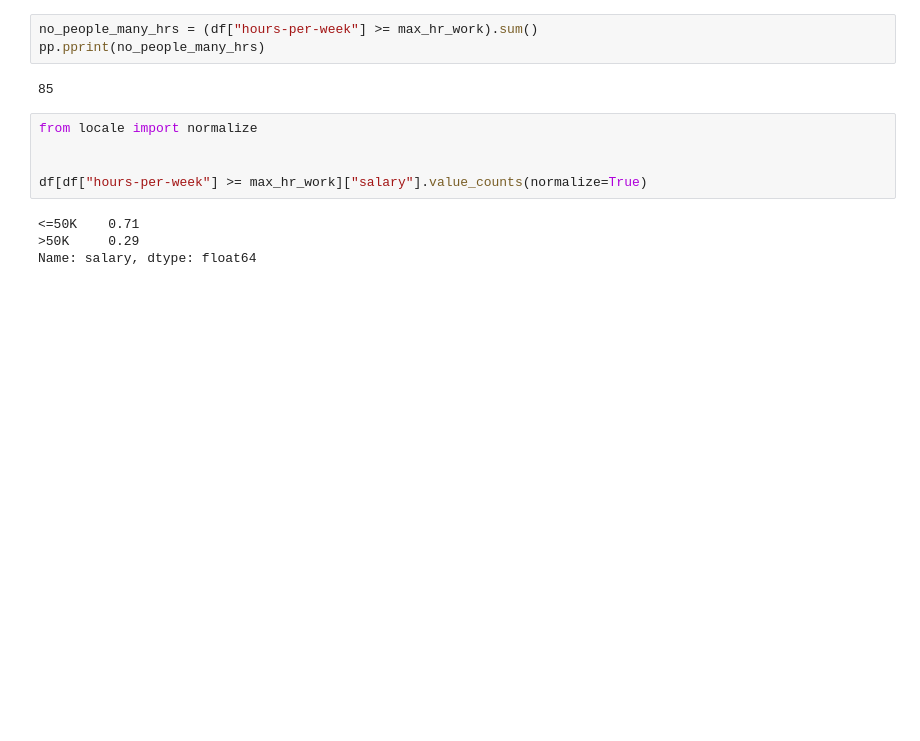
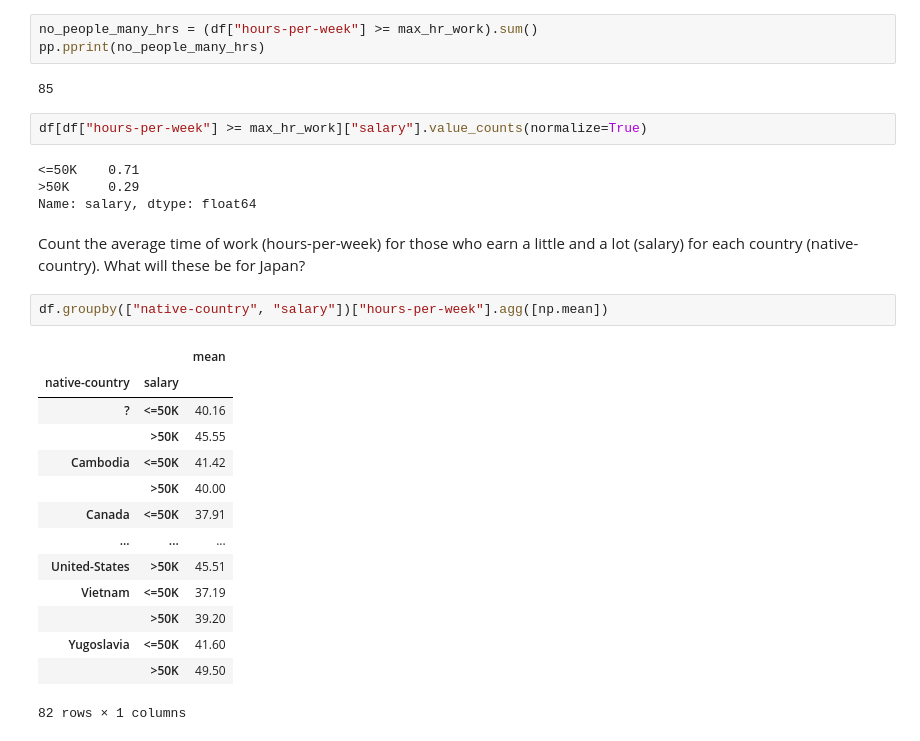
Before and after one commit to Rahul-YYC/data-science-machine-learning, a Jupyter notebook: DS-CensusIncome/census_income_analysis.ipynb, the cells around one changed output. Saved outputs shown, nothing was run; the diff lists cells and outputs as text; blank space fills up the shorter version.

```diff
--- a/DS-CensusIncome/census_income_analysis.ipynb
+++ b/DS-CensusIncome/census_income_analysis.ipynb
@@ -200,11 +200,27 @@ pp.pprint(no_people_many_hrs)
 # %% [output]
 85
 # %%
-from locale import normalize
-
-
 df[df["hours-per-week"] >= max_hr_work]["salary"].value_counts(normalize=True)
 # %% [output]
 <=50K    0.71
 >50K     0.29
 Name: salary, dtype: float64
+# %% [markdown]
+Count the average time of work (hours-per-week) for those who earn a little and a lot (salary) for each country (native-country). What will these be for Japan?
+# %%
+df.groupby(["native-country", "salary"])["hours-per-week"].agg([np.mean])
+# %% [output]
+|  |  | mean |
+| native-country | salary |  |
+| ? | <=50K | 40.16 |
+|  | >50K | 45.55 |
+| Cambodia | <=50K | 41.42 |
+|  | >50K | 40.00 |
+| Canada | <=50K | 37.91 |
+| ... | ... | ... |
+| United-States | >50K | 45.51 |
+| Vietnam | <=50K | 37.19 |
+|  | >50K | 39.20 |
+| Yugoslavia | <=50K | 41.60 |
+|  | >50K | 49.50 |
+82 rows × 1 columns
```
Also changed, not shown: parts of 2 cells of this notebook.
